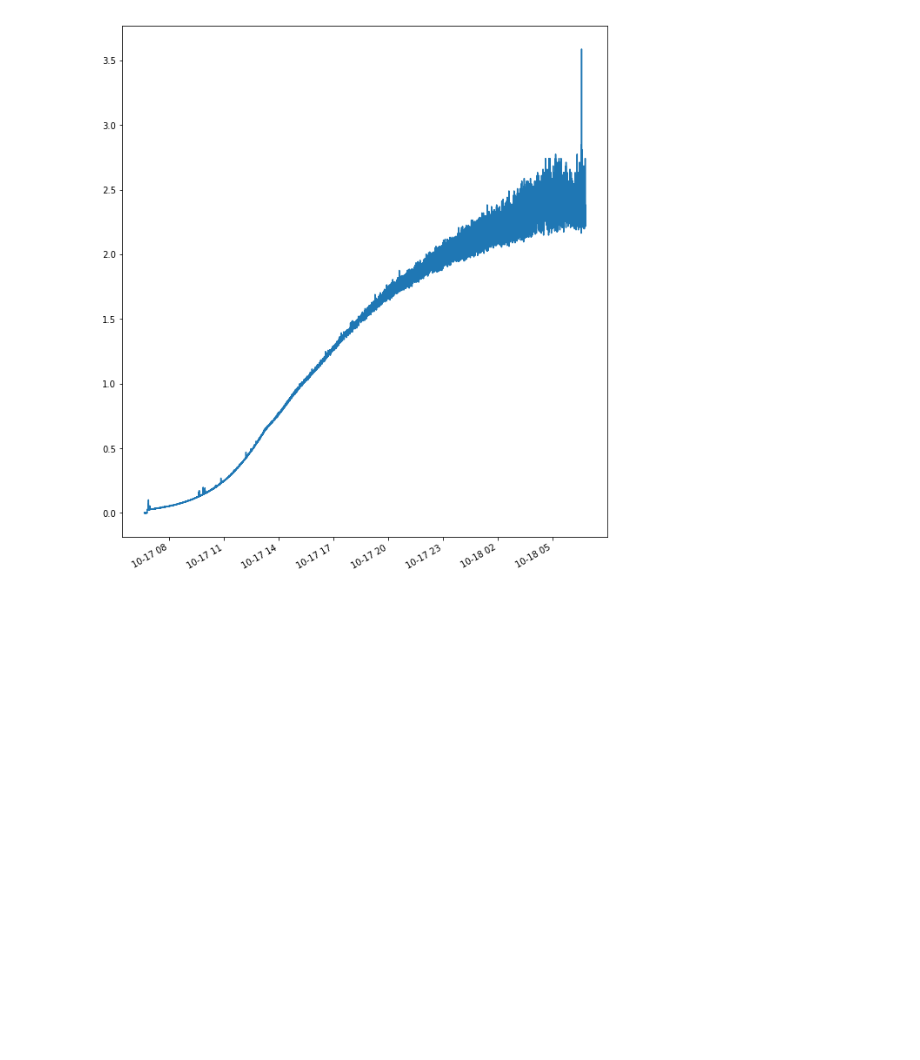
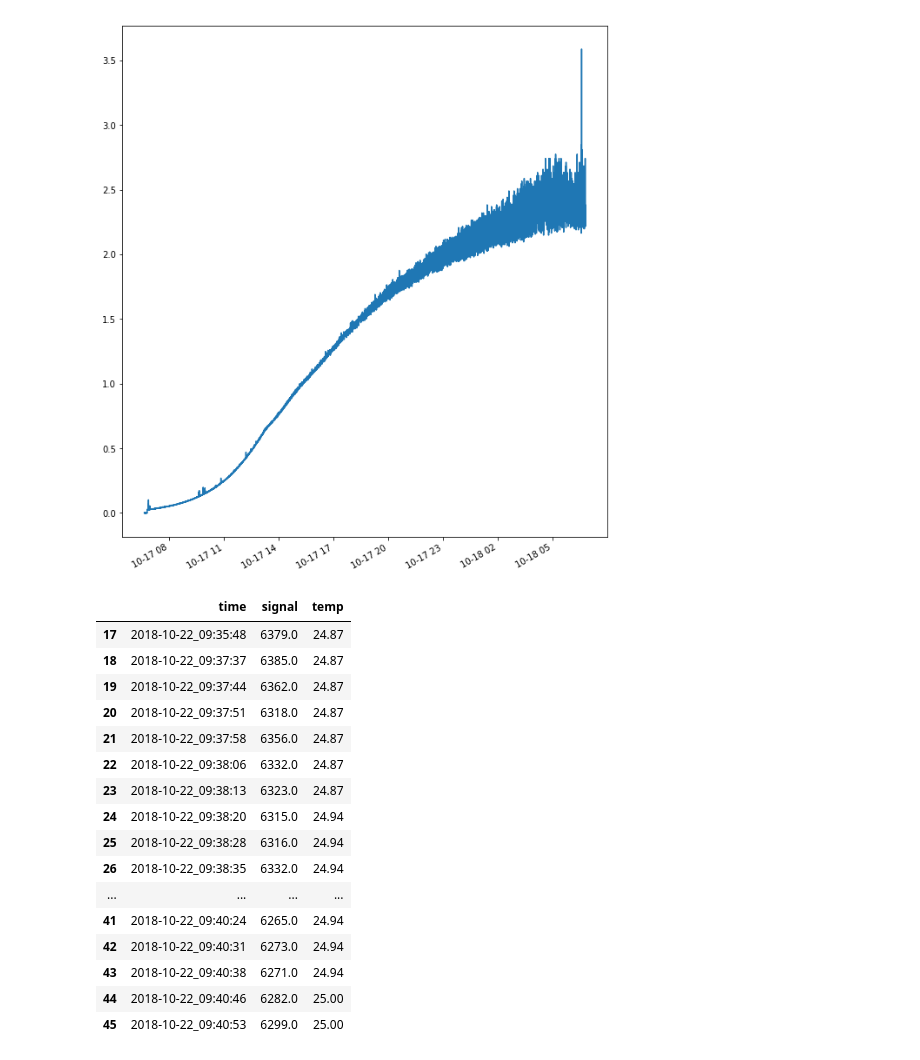
Before and after one commit to Biomaker/2018-opensourcebioreactor, a Jupyter notebook: photometer/photometer_data.ipynb, the cells around one changed output. Cells and saved outputs as stored; diff of their text form; code cells hidden in the pictures; blank space fills up the shorter version.

```diff
--- a/photometer/photometer_data.ipynb
+++ b/photometer/photometer_data.ipynb
@@ -153,3 +153,25 @@ plt.gcf().autofmt_xdate()
 plt.show()
 # %% [output]
 [figure]
+# %%
+data4=pd.read_csv("pst_181022.csv", header=None, names = ["time", "signal", "temp"], index_col=False)
+
+data4[17:46]
+# %% [output]
+|  | time | signal | temp |
+| 17 | 2018-10-22_09:35:48 | 6379.0 | 24.87 |
+| 18 | 2018-10-22_09:37:37 | 6385.0 | 24.87 |
+| 19 | 2018-10-22_09:37:44 | 6362.0 | 24.87 |
+| 20 | 2018-10-22_09:37:51 | 6318.0 | 24.87 |
+| 21 | 2018-10-22_09:37:58 | 6356.0 | 24.87 |
+| 22 | 2018-10-22_09:38:06 | 6332.0 | 24.87 |
+| 23 | 2018-10-22_09:38:13 | 6323.0 | 24.87 |
+| 24 | 2018-10-22_09:38:20 | 6315.0 | 24.94 |
+| 25 | 2018-10-22_09:38:28 | 6316.0 | 24.94 |
+| 26 | 2018-10-22_09:38:35 | 6332.0 | 24.94 |
+| ... | ... | ... | ... |
+| 41 | 2018-10-22_09:40:24 | 6265.0 | 24.94 |
+| 42 | 2018-10-22_09:40:31 | 6273.0 | 24.94 |
+| 43 | 2018-10-22_09:40:38 | 6271.0 | 24.94 |
+| 44 | 2018-10-22_09:40:46 | 6282.0 | 25.00 |
+| 45 | 2018-10-22_09:40:53 | 6299.0 | 25.00 |
```
Also changed, not shown: parts of 5 cells of this notebook, 1 other file.
